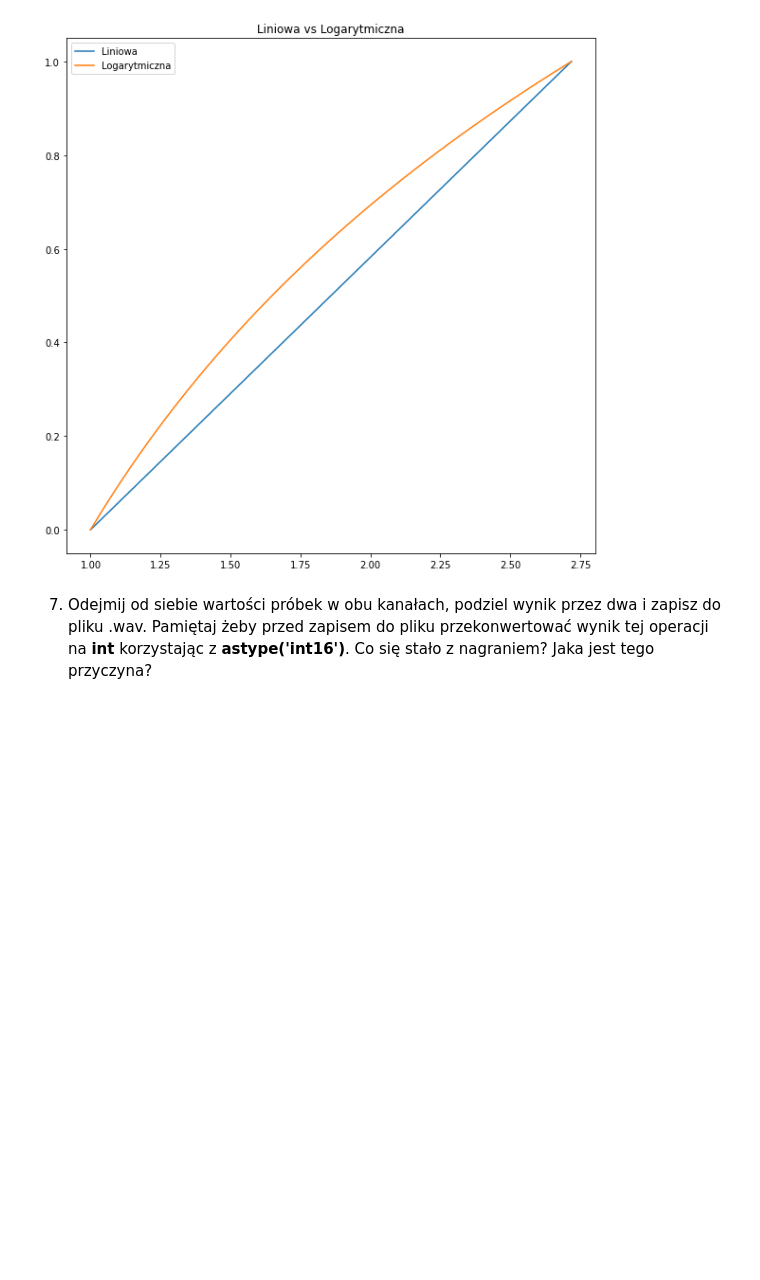
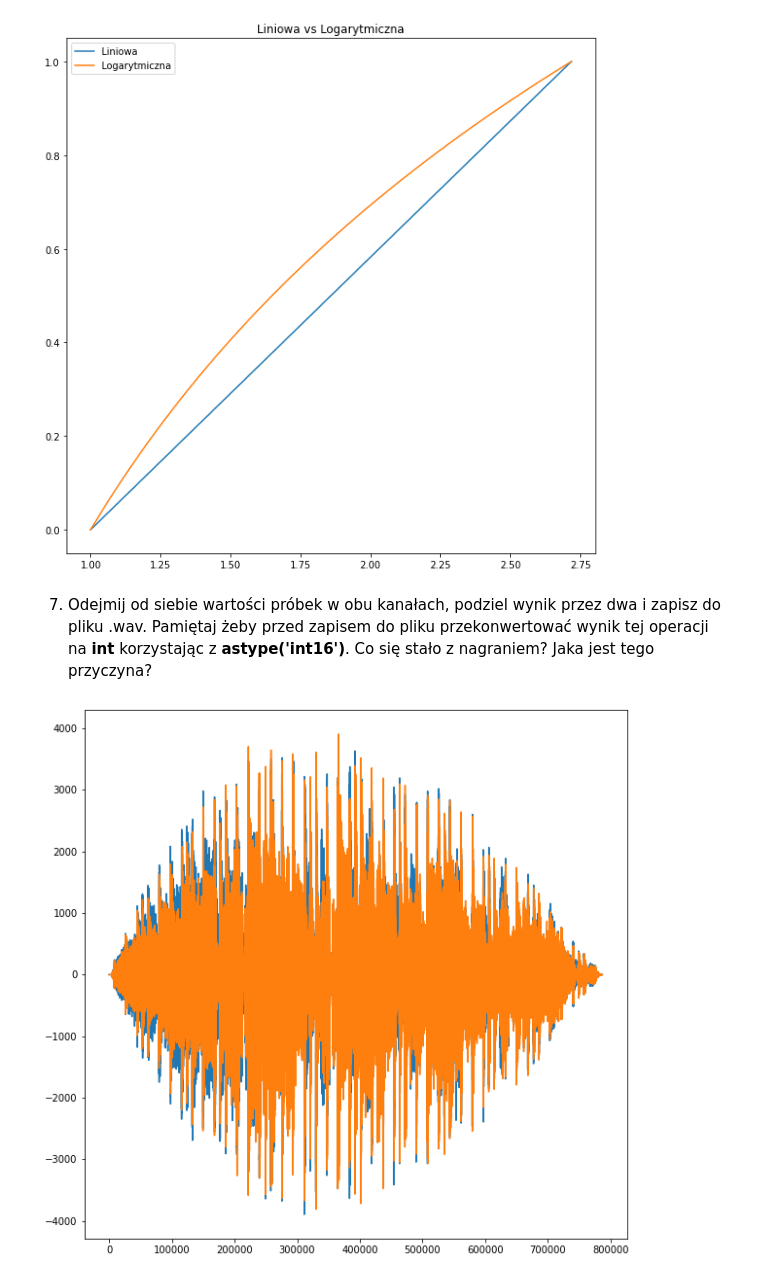
Before and after one commit to Endrju00/PUT-KCK, a Jupyter notebook: lab2/Python-narzedzia.ipynb, the cells around one changed output. Saved outputs shown, nothing was run; the diff lists cells and outputs as text; code cells hidden in the pictures; blank space fills up the shorter version.

```diff
--- a/lab2/Python-narzedzia.ipynb
+++ b/lab2/Python-narzedzia.ipynb
@@ -468,32 +468,32 @@ samplerate, data = wavfile.read('leto.wav')
 # %% [markdown]
 5. Zastosuj efekt fade in (stopniowe zgłaśnianie) przemnażając próbki przez odpowiednie wagi i zapisując efekt do pliku .wav. Pamiętaj że nagranie ma dwie ścieżki.
 # %%
-samplerate, data = wavfile.read('leto.wav')
-signal1 = data[0:, 0]
-signal2 = data[0:, 1]
+samplerate1, data1 = wavfile.read('leto.wav')
+signal1 = data1[0:, 0]
+signal2 = data1[0:, 1]
 
-kernel = np.linspace(0,1,len(data))
+kernel = np.linspace(0,1,len(data1))
 
-data[0:, 0] = signal1 * kernel
-data[0:, 1] = signal2 * kernel
-plt.plot(data)
-wavfile.write("test3.wav", samplerate, data)
+data1[0:, 0] = signal1 * kernel
+data1[0:, 1] = signal2 * kernel
+plt.plot(data1)
+wavfile.write("test3.wav", samplerate, data1)
 # %% [output]
 [figure]
 # %% [markdown]
 6. Powtórz poprzednie polecenie, tym razem stosując fade-in logarytmiczny. Jaka jest różnica w porównaniu do poprzedniego podejścia? Dlaczego tak się dzieje?
 # %%
-samplerate, data = wavfile.read('leto.wav')
-signal1 = data[0:, 0]
-signal2 = data[0:, 1]
+samplerate2, data2 = wavfile.read('leto.wav')
+signal1 = data2[0:, 0]
+signal2 = data2[0:, 1]
 
-kernel = np.log(np.linspace(1, np.exp(1), len(data)))
+kernel = np.log(np.linspace(1, np.exp(1), len(data2)))
 
-data[0:, 0] = signal1 * kernel
-data[0:, 1] = signal2 * kernel
-plt.plot(data)
+data2[0:, 0] = signal1 * kernel
+data2[0:, 1] = signal2 * kernel
+plt.plot(data2)
 plt.show()
-wavfile.write("test4.wav", samplerate, data)
+wavfile.write("test4.wav", samplerate, data2)
 
 # Róznica polega na tym, że fade in logarytmiczny będzie osiągać wyższe wartości szybiciej.
 # Wynika to z różnic 2 przebiegu funkcji f(x)=log(x) w przedziale (1, e) oraz dunkcji f(x) = x w przedziale (0, 1).
@@ -507,3 +507,11 @@ plt.show()
 [figure]
 # %% [markdown]
 7. Odejmij od siebie wartości próbek w obu kanałach, podziel wynik przez dwa i zapisz do pliku .wav. Pamiętaj żeby przed zapisem do pliku przekonwertować wynik tej operacji na <b>int</b> korzystając z <b>astype('int16')</b>. Co się stało z nagraniem? Jaka jest tego przyczyna?
+# %%
+data3 = data1 - data2
+plt.plot(data3)
+wavfile.write("test5.wav", samplerate, data3.astype('int16'))
+# Nastąpiło dodanie efektu fade out oraz ogólne przyciszenie dźwięku.
+# Przyczyną tego są różnice w przebiegu funkcji (jak wyżej na wykresie).
+# %% [output]
+[figure, added]
```
